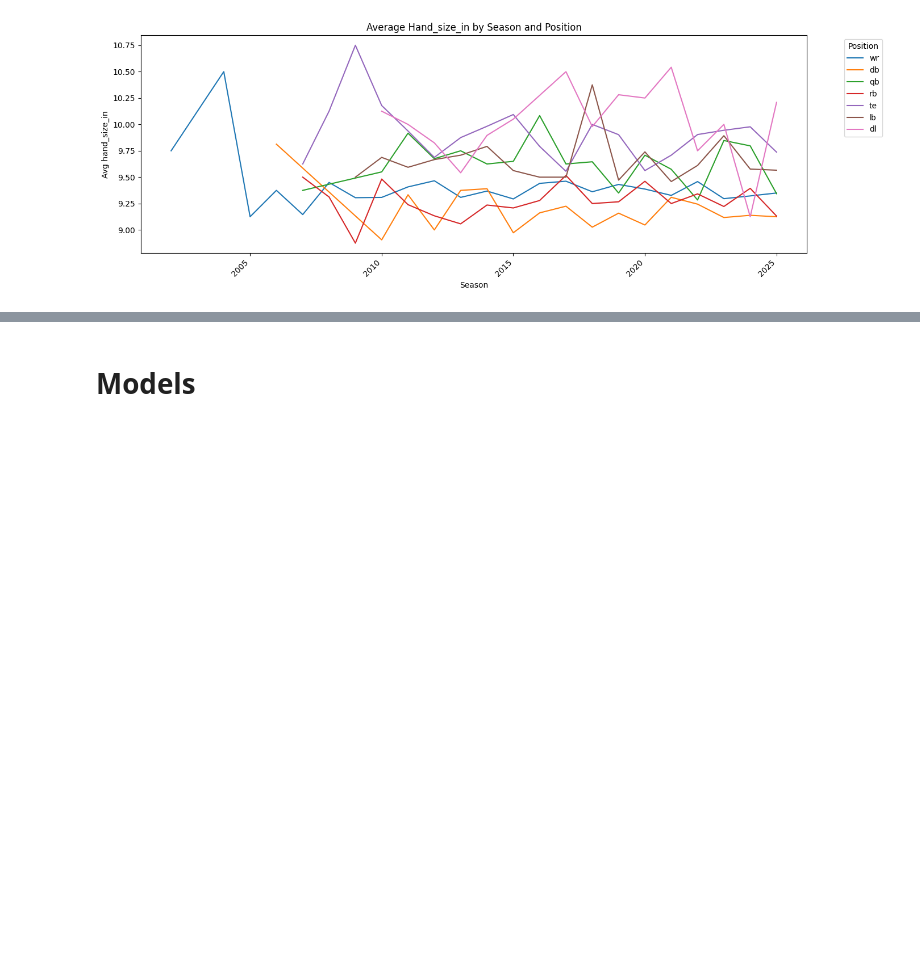
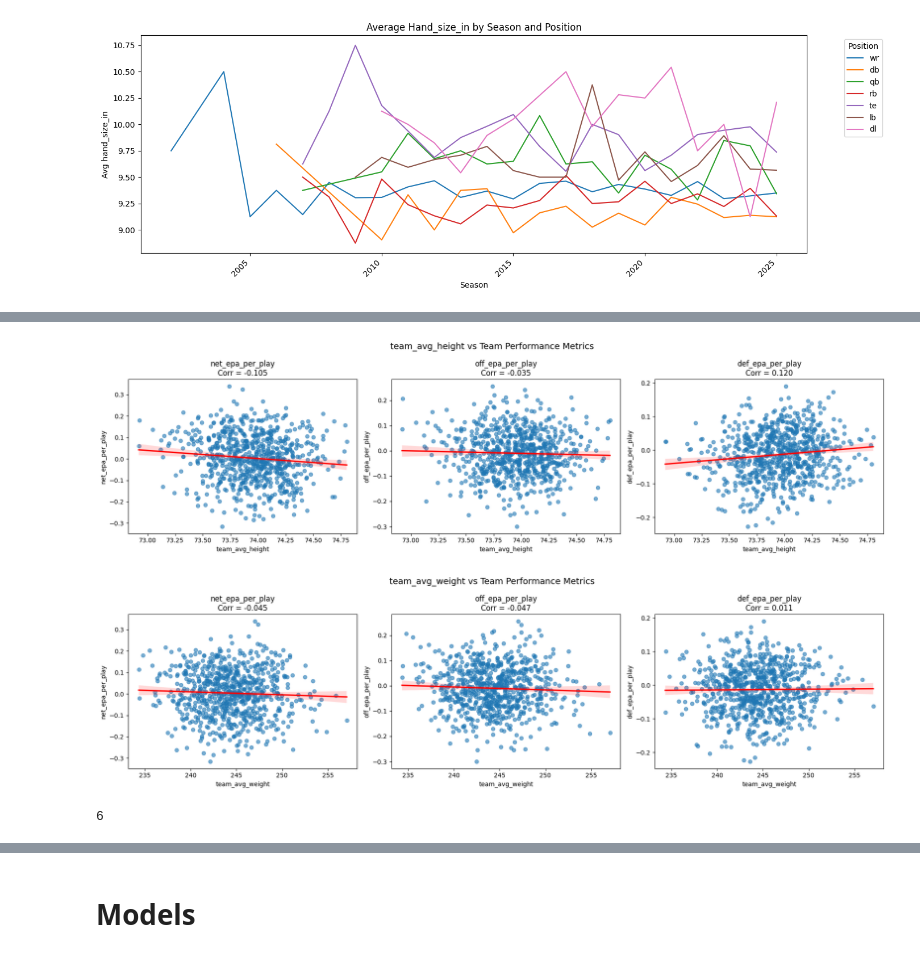
Before and after one commit to DoughnutJam/OMSA-CSE-6242, a Jupyter notebook: notebooks/eda_nb.ipynb, the cells around one changed output, grey strips where cells are left out. Saved outputs shown, nothing was run; the diff lists cells and outputs as text; code cells hidden in the pictures; blank space fills up the shorter version.

Commit message:
Add files via upload
Updated with team

```diff
--- a/notebooks/eda_nb.ipynb
+++ b/notebooks/eda_nb.ipynb
@@ -207,0 +233,47 @@ for measurement in measurement_list:
+# %%
+
+measurement_list_team = ['team_avg_height', 'team_avg_weight']
+
+targets_team = ['net_epa_per_play', 'off_epa_per_play', 'def_epa_per_play']
+
+df_team_graph = df_roster.copy()
+# %%
+
+
+for measurement in measurement_list_team:
+
+    fig, axes = plt.subplots(1, len(targets_team), figsize=(18, 5))
+
+    for i, target in enumerate(targets_team):
+        ax = axes[i]
+
+        # Drop NaNs per pair
+        df_plot = df_team_graph[[measurement, target]].dropna()
+
+        # Scatter + trend line
+        sns.regplot(
+            data=df_plot,
+            x=measurement,
+            y=target,
+            ax=ax,
+            scatter_kws={'alpha': 0.6},
+            line_kws={'color': 'red'}
+        )
+
+        corr = df_plot[measurement].corr(df_plot[target])
+
+        ax.set_title(f"{target}\nCorr = {corr:.3f}")
+        ax.set_xlabel(measurement)
+        ax.set_ylabel(target)
+
+    plt.suptitle(f"{measurement} vs Team Performance Metrics", fontsize=14)
+    plt.tight_layout()
+    plt.savefig(f"{results_folder}/team_{measurement}_performance.png")
+    plt.show()
+# %% [output]
+[figure, added]
+[figure, added]
+# %%
+print(len(measurement_list))
+# %% [output]
+6
```
Also changed, not shown: parts of 18 cells of this notebook.
